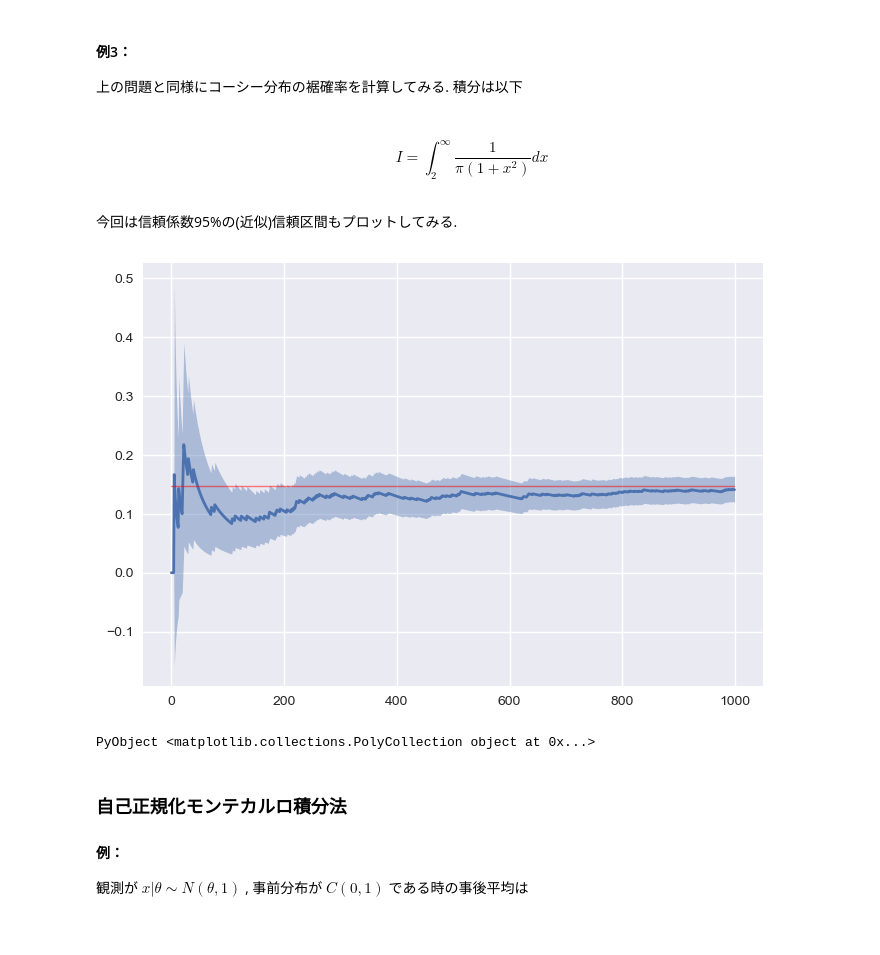
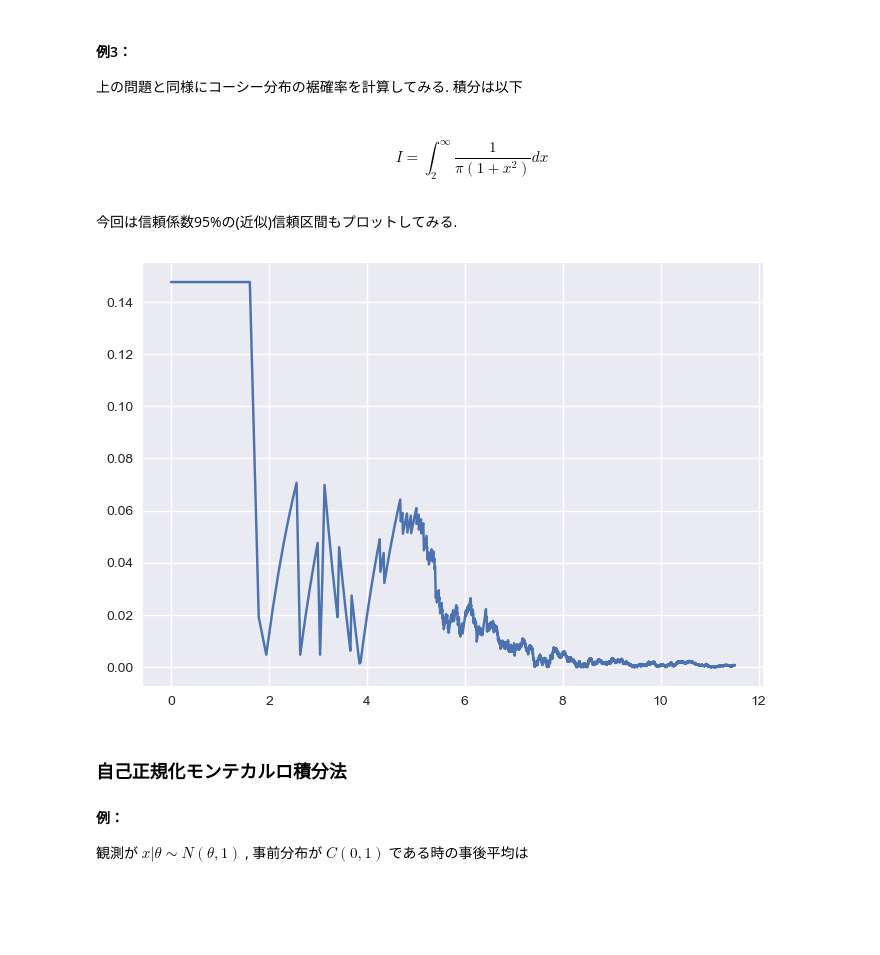
Before and after one commit to rmasutani/bayes_jl, a Jupyter notebook: notebooks/example.ipynb, the cells around one changed output. Drawn from its saved outputs; the diff is of its cells as text; code cells hidden in the pictures.

```diff
--- a/notebooks/example.ipynb
+++ b/notebooks/example.ipynb
@@ -115,45 +124,51 @@ end
 Montecarlo method
 """
 function calc_I_and_CI()
-    M = 1000
+    M = 100000
     cauchy_rand =rand(Cauchy(0, 1), M)
     fs = f.(cauchy_rand)
 \    # MCM
     I_mean = zeros(Float32, M)
     for i = 1:M
         I_mean[i] = mean(fs[1:i])
     end
 
     # Calculate 95% CI
     sigma = zeros(Float32, M)
     for i = 2:M
         sigma[i] = (1 / (i-1)) * sum((fs[1:i] .- I_mean[i]) .^ 2)
     end
     alpha = 0.025
     c = quantile(Normal(0, 1), 1-alpha)
     L = zeros(Float32, M)
     U = zeros(Float32, M)
 
     for i = 1:M
         L[i] = I_mean[i] - (1 / sqrt(i)) * sqrt(sigma[i]) * c
         U[i] = I_mean[i] + (1 / sqrt(i)) * sqrt(sigma[i]) * c
     end
 
     return (I_mean, L, U)
 end
 
+M = 100000
 iter = collect(1:1:M)
 I_mean, L, U = calc_I_and_CI()
 
 # True value
 true_val = ones(M) ./ 2 .- atan(2) / pi
 
-plot(I_mean, label="I_mean", linewidth=2)
-plot(true_val, color="red", linewidth=1, alpha=0.5)
-fill_between(iter, L, U, alpha=0.4)
+# 収束レートのプロット
+diff = abs.(I_mean .- true_val)
+log_iter = log.(iter)
+plot(log_iter, diff)
+
+# plot(I_mean, label="I_mean", linewidth=2)
+# plot(true_val, color="red", linewidth=1, alpha=0.5)
+# fill_between(iter, L, U, alpha=0.4)
+plt.show()
 # %% [output]
-[figure, old version]
+[figure, new version]
-PyObject <matplotlib.collections.PolyCollection object at 0x...>
 # %% [markdown]
 ### 自己正規化モンテカルロ積分法
 
```
Also changed, not shown: parts of 9 cells of this notebook.
